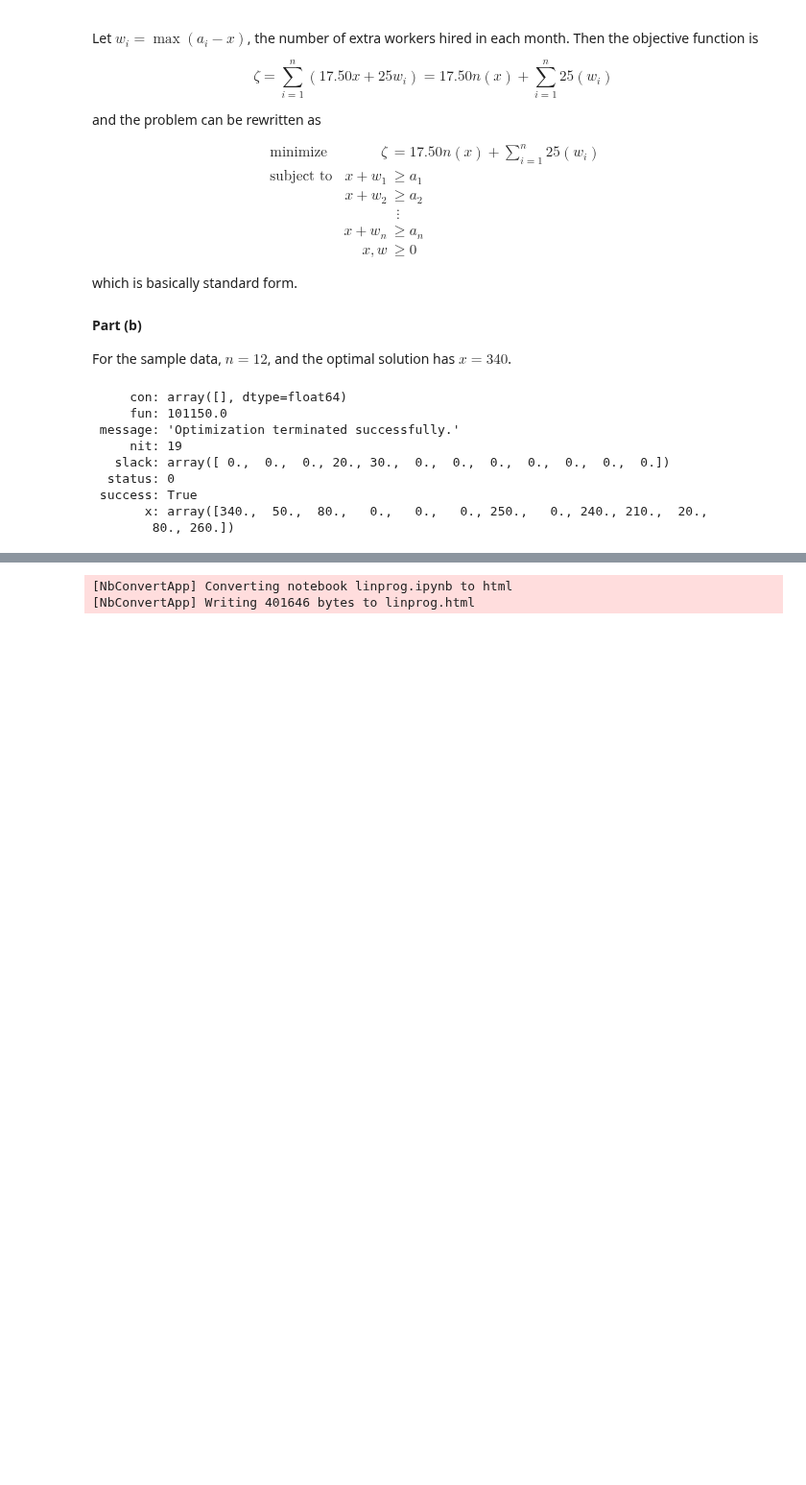
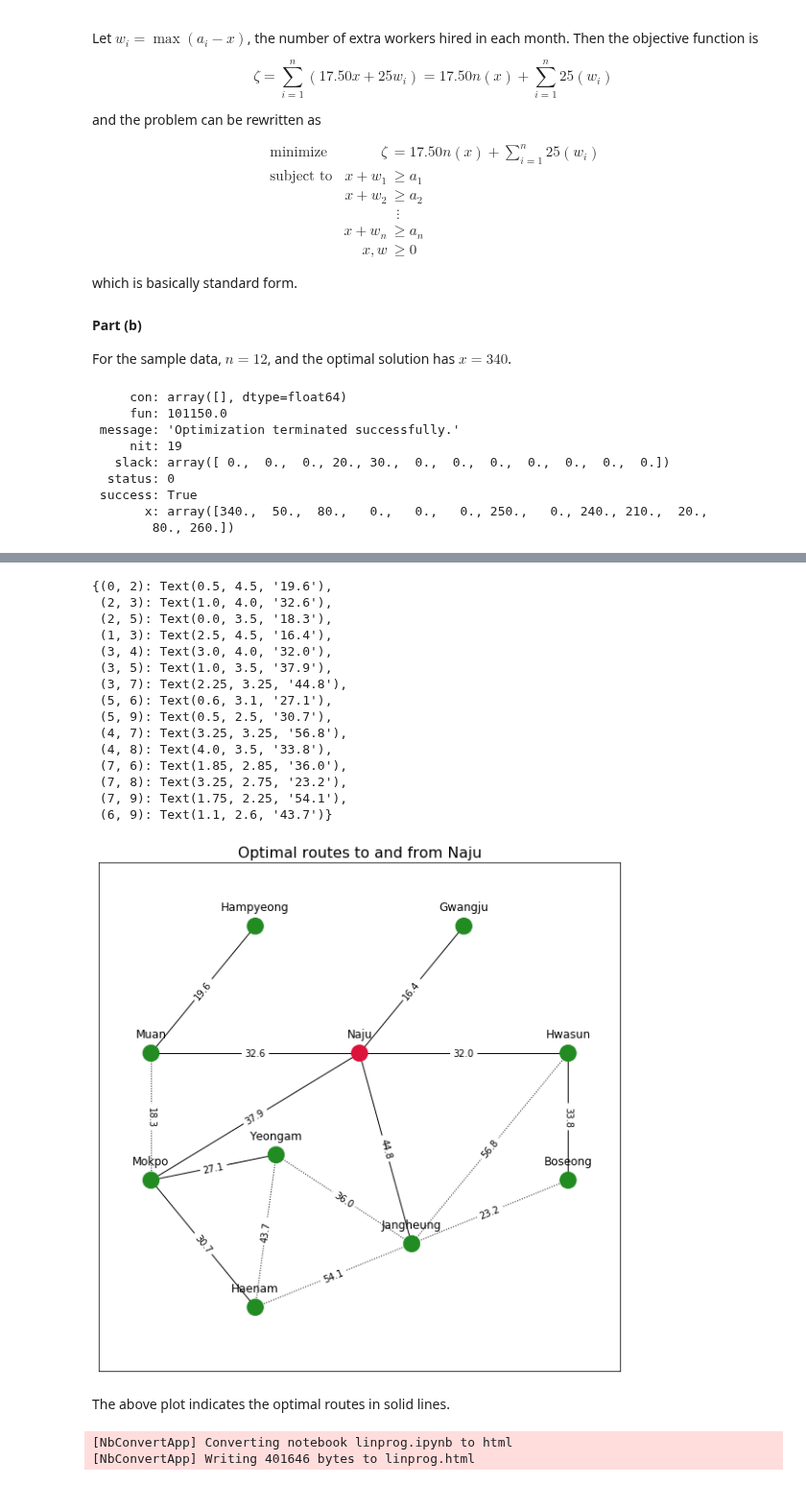
Before and after one commit to maxkapur/maxkapur.github.io, a Jupyter notebook: math/linprog.ipynb, the cells around one changed output, grey strips where cells are left out. Shown at 96% size. Saved outputs shown, nothing was run; the diff lists cells and outputs as text; code cells hidden in the pictures; blank space fills up the shorter version.

```diff
--- a/math/linprog.ipynb
+++ b/math/linprog.ipynb
@@ -645,3 +805,46 @@ $x$ should be rounded down (decreasing $M$) so that $\frac{d}{dx} \zeta$ is posi
+# %%
+plt.figure(figsize=(10,10), facecolor="white")
+plt.xlim(-0.5,4.5)
+plt.ylim(1.5,5.5)
+plt.title('Optimal routes to and from Naju', size=16)
+
+nx.draw_networkx_nodes(G, node_pos_dict, node_color = ['forestgreen',
+ 'forestgreen',
+ 'forestgreen',
+ 'crimson',
+ 'forestgreen',
+ 'forestgreen',
+ 'forestgreen',
+ 'forestgreen',
+ 'forestgreen',
+ 'forestgreen'])
+
+# To show the distances
+# nx.draw_networkx_labels(G, node_pos_dict, {a:b for a, b in enumerate(v)})
+
+nx.draw_networkx_labels(G, label_pos_dict, cities)
+nx.draw_networkx_edges(G, node_pos_dict, edgelist=inopt_nodes, style='dotted')
+nx.draw_networkx_edges(G, node_pos_dict, edgelist=optimal_nodes, style='solid')
+nx.draw_networkx_edge_labels(G, node_pos_dict, edge_labels=edge_labels)
+# %% [output]
+{(0, 2): Text(0.5, 4.5, '19.6'),
+ (2, 3): Text(1.0, 4.0, '32.6'),
+ (2, 5): Text(0.0, 3.5, '18.3'),
+ (1, 3): Text(2.5, 4.5, '16.4'),
+ (3, 4): Text(3.0, 4.0, '32.0'),
+ (3, 5): Text(1.0, 3.5, '37.9'),
+ (3, 7): Text(2.25, 3.25, '44.8'),
+ (5, 6): Text(0.6, 3.1, '27.1'),
+ (5, 9): Text(0.5, 2.5, '30.7'),
+ (4, 7): Text(3.25, 3.25, '56.8'),
+ (4, 8): Text(4.0, 3.5, '33.8'),
+ (7, 6): Text(1.85, 2.85, '36.0'),
+ (7, 8): Text(3.25, 2.75, '23.2'),
+ (7, 9): Text(1.75, 2.25, '54.1'),
+ (6, 9): Text(1.1, 2.6, '43.7')}
+[figure, added]
+# %% [markdown]
+The above plot indicates the optimal routes in solid lines.
 # %%
 !jupyter nbconvert linprog.ipynb
 # %% [output]
```
Also changed, not shown: parts of 10 cells of this notebook, 2 other files.
